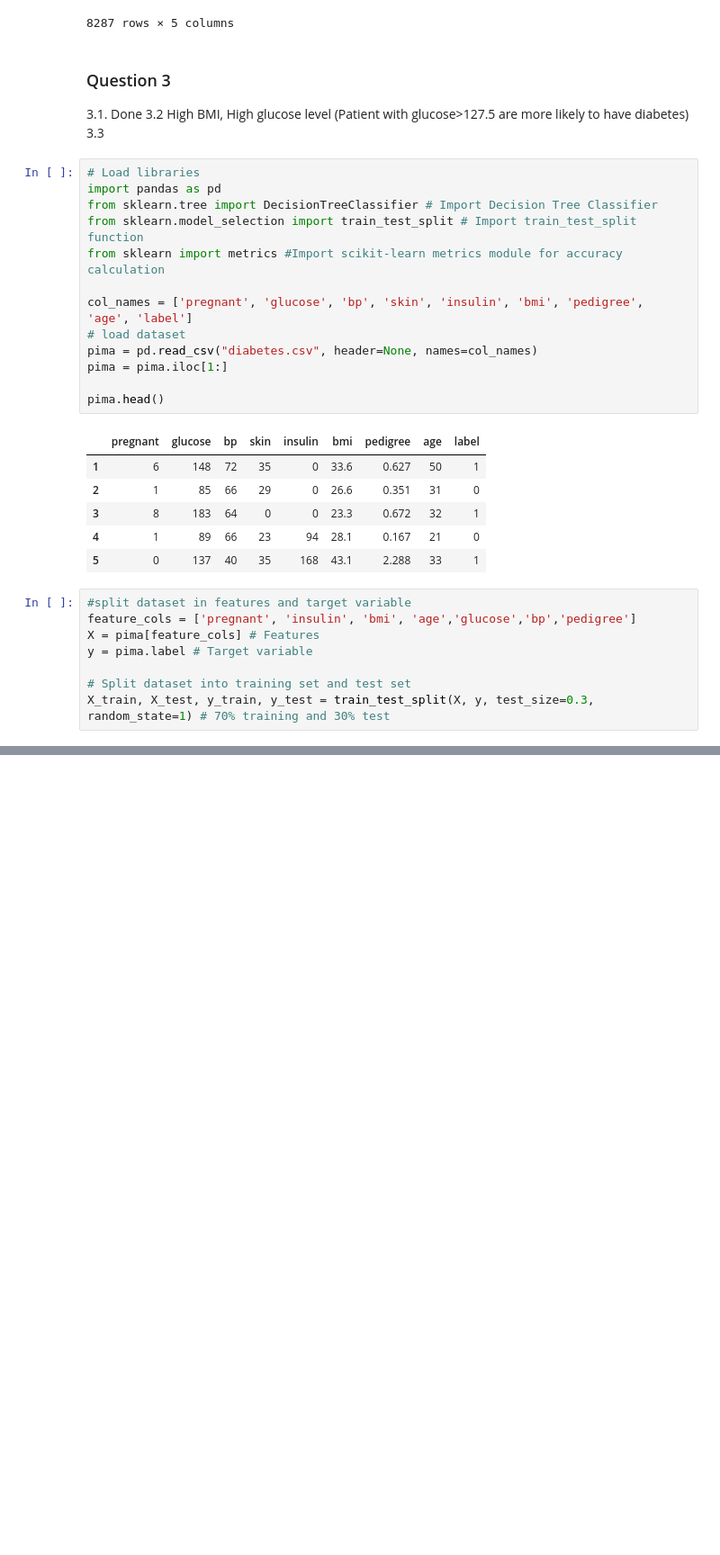
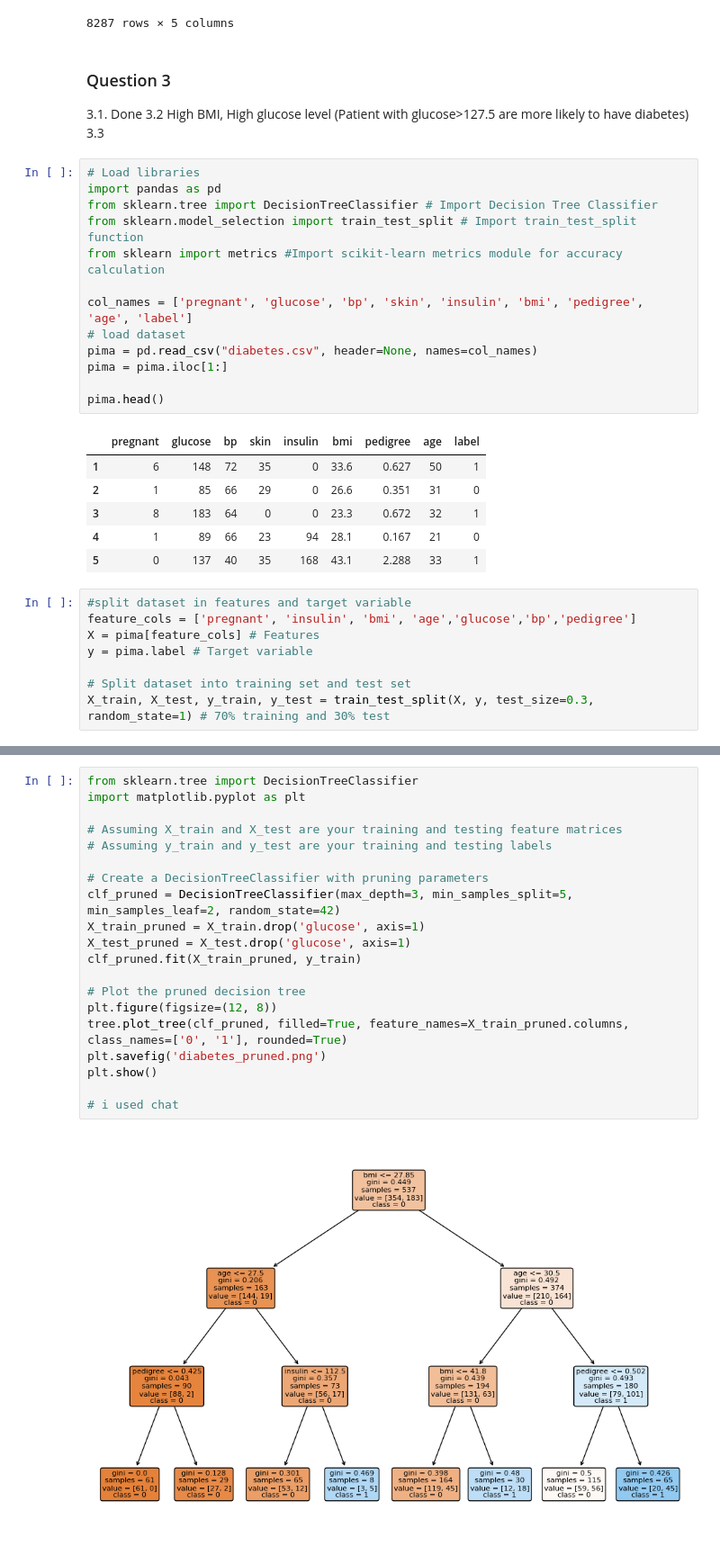
Before and after one commit to galenluhur/data-police-shootings, a Jupyter notebook: hw2.ipynb, the cells around one changed output, grey strips where cells are left out. Shown at 90% size. Drawn from its saved outputs; the diff is of its cells as text; blank space fills up the shorter version.

```diff
--- a/hw2.ipynb
+++ b/hw2.ipynb
@@ -241,0 +246,22 @@ Image(graph.create_png())
+# %%
+from sklearn.tree import DecisionTreeClassifier
+import matplotlib.pyplot as plt
+
+# Assuming X_train and X_test are your training and testing feature matrices
+# Assuming y_train and y_test are your training and testing labels
+
+# Create a DecisionTreeClassifier with pruning parameters
+clf_pruned = DecisionTreeClassifier(max_depth=3, min_samples_split=5, min_samples_leaf=2, random_state=42)
+X_train_pruned = X_train.drop('glucose', axis=1)
+X_test_pruned = X_test.drop('glucose', axis=1)
+clf_pruned.fit(X_train_pruned, y_train)
+
+# Plot the pruned decision tree
+plt.figure(figsize=(12, 8))
+tree.plot_tree(clf_pruned, filled=True, feature_names=X_train_pruned.columns, class_names=['0', '1'], rounded=True)
+plt.savefig('diabetes_pruned.png')
+plt.show()
+
+# i used chat
+# %% [output]
+[figure, added]
```
Also changed, not shown: parts of 7 cells of this notebook, 3 other files.
